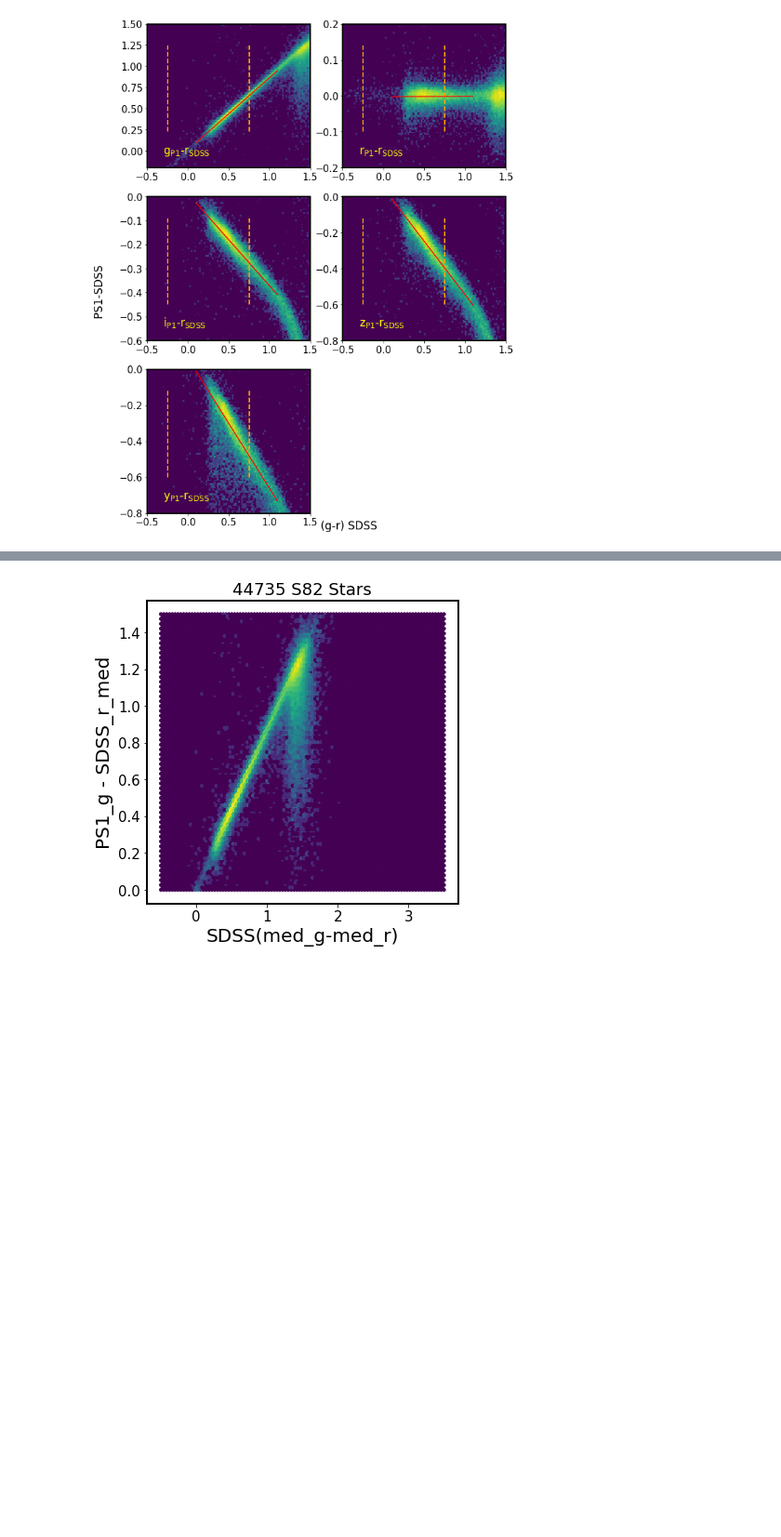
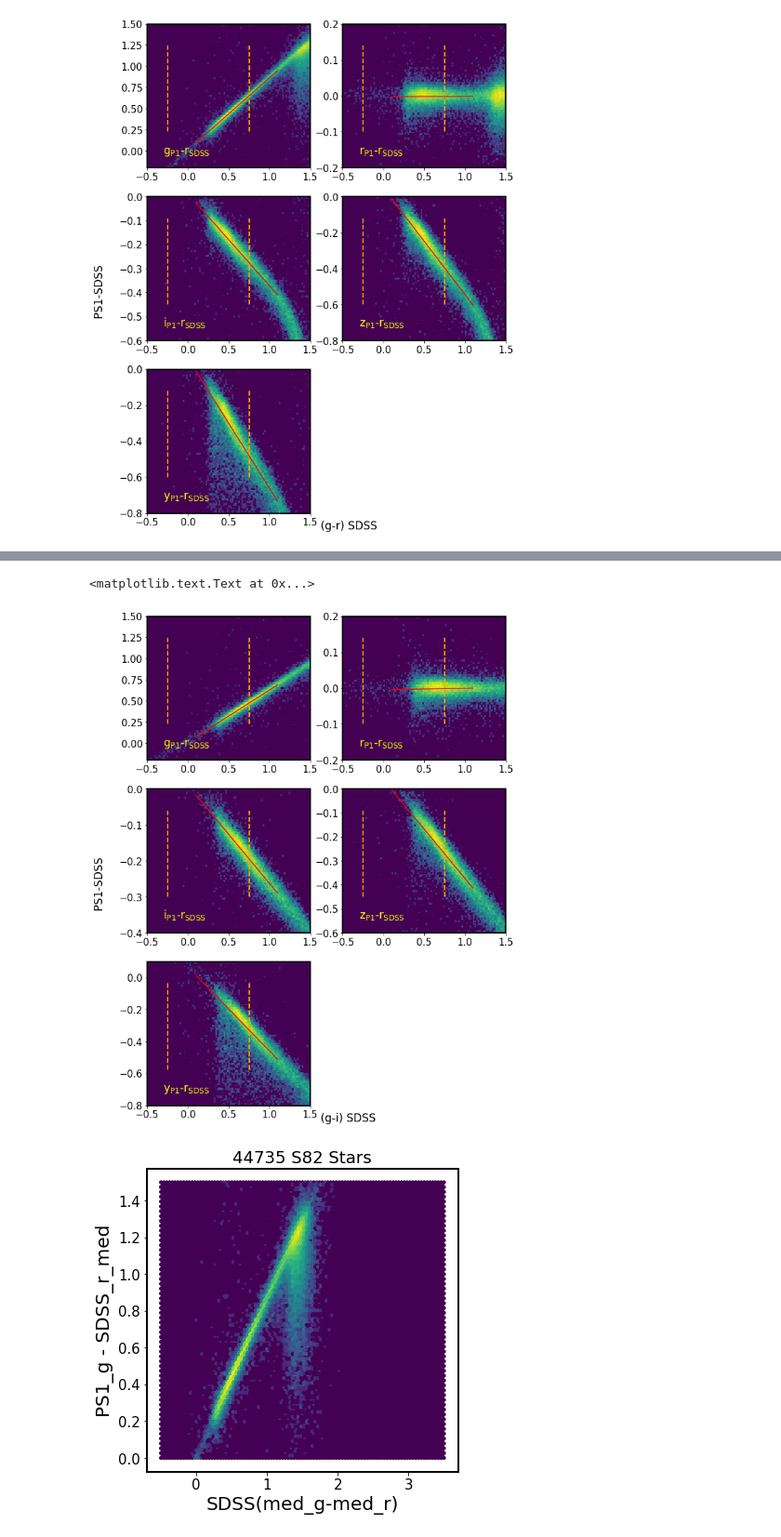
Before and after one commit to suberlak/PS1_SDSS_CRTS, a Jupyter notebook: code/AC_summary_photo_offsets.ipynb, the cells around one changed output, grey strips where cells are left out. Shown at 93% size. Cells and saved outputs as stored; diff of their text form; code cells hidden in the pictures; blank space fills up the shorter version.

```diff
--- a/code/AC_summary_photo_offsets.ipynb
+++ b/code/AC_summary_photo_offsets.ipynb
@@ -1021,3 +1021,74 @@ fig.text(0.01,0.5, 'PS1-SDSS ', fontsize=17, rotation=90)
+# %%
+# Fourth : plot
+# (g-i) SDSS  vs PS1 (grizy) - SDSS(r)
+# thus bringing all PS1 filters to synthetic SDSS r filter
+
+## SDSS(g-i) vs PS1(g)-SDSS(r) ,
+## SDSS(g-i) vs PS1(r)-SDSS(r)
+## SDSS(g-i) vs PS1(i)-SDSS(r)
+## SDSS(g-i) vs PS1(z)-SDSS(r)
+## SDSS(g-i) vs PS1(y)-SDSS(r)
+
+# modifying third plot
+
+%matplotlib inline
+x = sdss_ps1['g_mMed'] - sdss_ps1['i_mMed']  # SDSS (g-i)
+
+# lims like in second plot
+ymax = {'g':1.5,'r':0.2, 'i':   0,'z':0,   'y':0.1}
+ymin = {'g':-0.2,'r':-0.2,'i':-0.4,'z':-0.6,'y':-0.8}
+
+# mark the limit for fitting ...
+# like in third plot
+xQSOlims = [ -0.2, 0.8 ]
+xFITlims = [0.25, 1.5]
+
+fig,axs = plt.subplots(3,2, figsize=(10,14))
+ax = np.ravel(axs)
+i = 0
+for f1,f2 in zip('grizy', 'rrrrr'):
+    m1 = sdss_ps1[f1+'MeanPSFMag'] > 0
+    y  = sdss_ps1[f1+'MeanPSFMag'] - sdss_ps1[f2+'_mMed']  # fPS1 - fSDSS
+
+    # remove stars that have no obs in that filter
+    ax[i].hexbin(x[m1],y[m1], extent= (-0.5,1.5, ymin[f1],ymax[f1]), bins='log'
+                 )
+    ax[i].text(x = 0.1, y=0.1, s = f1+r'$_{\mathrm{P1}}$'+'-'+f2+r'$_{\mathrm{SDSS}}$',
+           color='yellow', fontsize=17, transform=ax[i].transAxes)
+
+    # mark with vertical lines  the range occupied by QSO
+    # the y limits are in axis coords
+    ax[i].axvline(grQSOlims[0], ymin=0.25, ymax=0.85 , ls='--', lw=2, c='orange')
+    ax[i].axvline(grQSOlims[1], ymin=0.25, ymax=0.85, ls='--', lw=2, c='orange')
+
+    # make my own linear fits
+    m2 = (grFITlims[0]<x)*(x<grFITlims[1]) # within the vertical dashed lines
+    m3 = (ymin[f1] < y) *(y < ymax[f1]) # within the ylims of the plot
+    m_ = m1*m2*m3
+
+    if f1 is 'y' :  # remove points below this line ...
+        x1,y1 = 0.0, -0.2
+        x2,y2 = 1.0, -0.6
+        a = (y2-y1)/ (x2-x1)
+        b = y1-a*x1
+        m4 = y > (a * x + b )
+        m_ = m1*m2*m3 * m4
+
+    xf  = x[m_] ;  yf=y[m_]
+    #ax[i].scatter(xf,yf , s=0.01)
+    p = np.polyfit(xf,yf,deg=1)
+    x_ = np.linspace(grFITlims[0],grFITlims[1], 100)
+    ax[i].plot(x_, p[0]*x_ + p[1], c='red')
+
+    i += 1
+
+
+ax[i].set_visible(False) #  to remove the last subplot
+fig.text(0.5,0.1, '(g-i) SDSS ', fontsize=17)
+fig.text(0.01,0.5, 'PS1-SDSS ', fontsize=17, rotation=90)
+# %% [output]
+<matplotlib.text.Text at 0x...>
+[figure, added]
 # %%
 
 ## I plot
```
Also changed, not shown: parts of 2 cells of this notebook.
